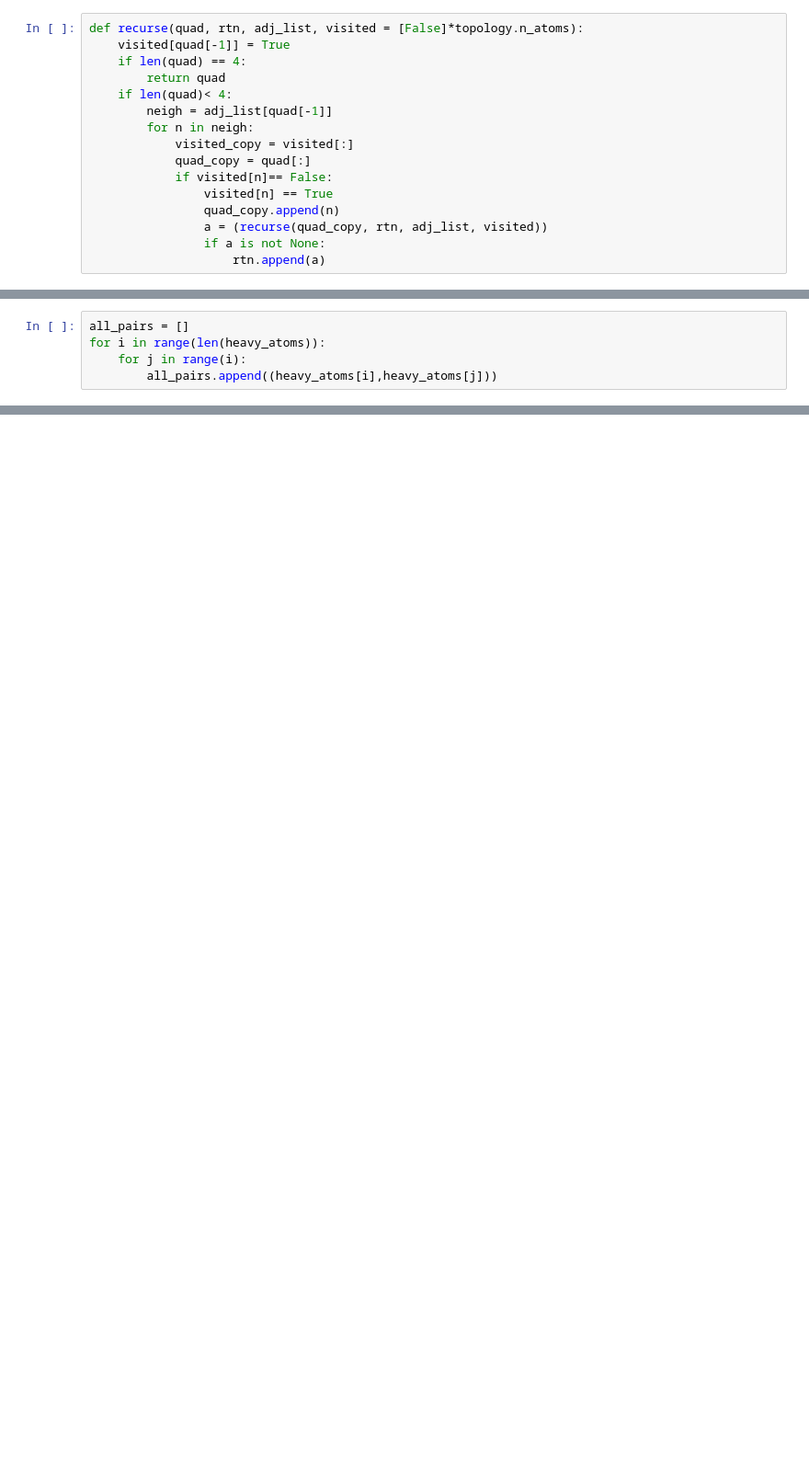
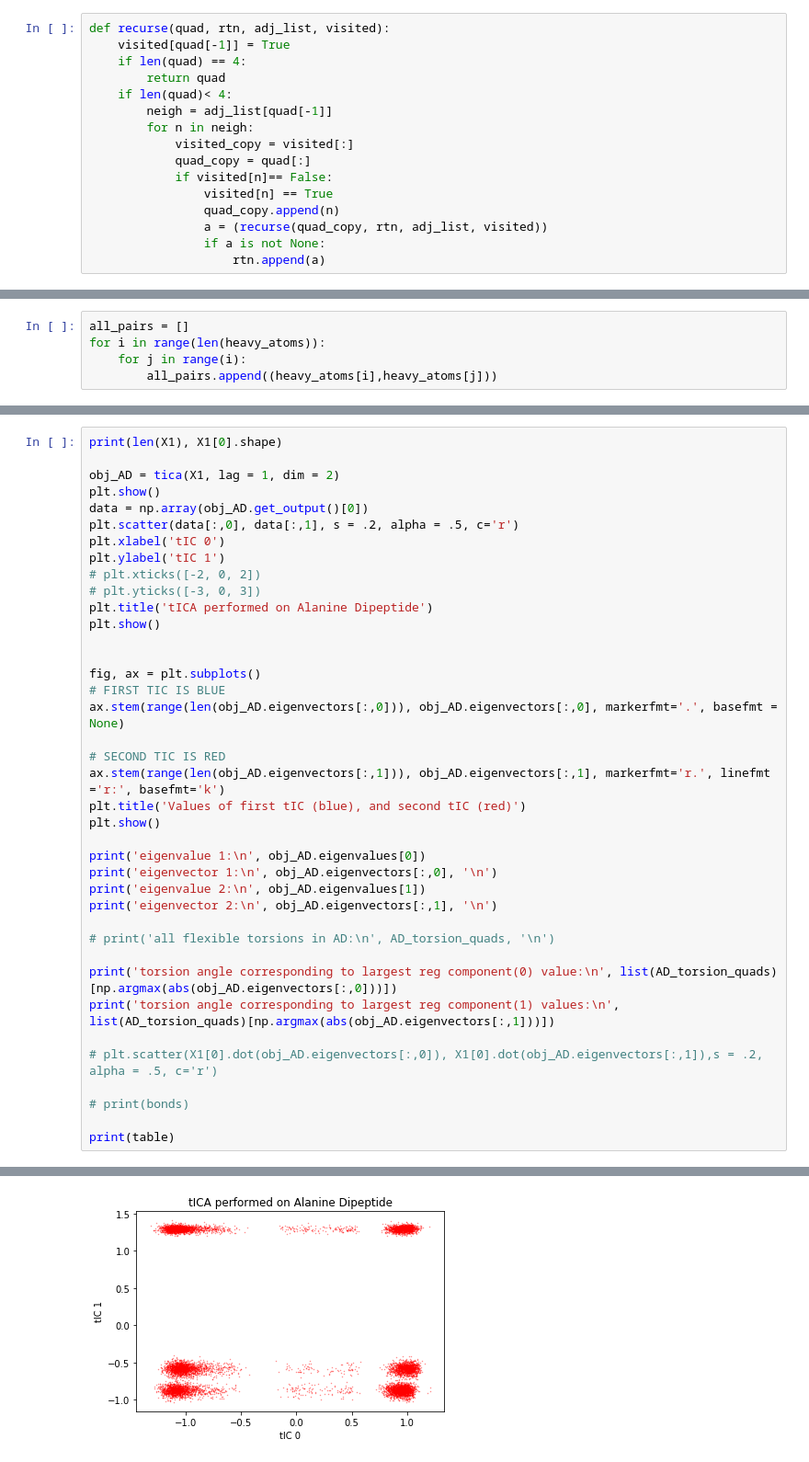
Before and after one commit to choderalab/observable-tica, a Jupyter notebook: noteboooks/franks-analysis-2.ipynb, the cells around one changed output, grey strips where cells are left out. Shown at 92% size. Drawn from its saved outputs; the diff is of its cells as text; blank space fills up the shorter version.

```diff
--- a/noteboooks/franks-analysis-2.ipynb
+++ b/noteboooks/franks-analysis-2.ipynb
@@ -44,5 +37,5 @@ alanine_dipeptide already is cached
 # %%
-def recurse(quad, rtn, adj_list, visited = [False]*topology.n_atoms):
+def recurse(quad, rtn, adj_list, visited):
     visited[quad[-1]] = True
     if len(quad) == 4:
         return quad
@@ -117,0 +155,40 @@ plot_all(obj_x[:,0], obj_x[:,1])
+# %%
+print(len(X1), X1[0].shape)
+
+obj_AD = tica(X1, lag = 1, dim = 2)
+plt.show()
+data = np.array(obj_AD.get_output()[0])
+plt.scatter(data[:,0], data[:,1], s = .2, alpha = .5, c='r')
+plt.xlabel('tIC 0')
+plt.ylabel('tIC 1')
+# plt.xticks([-2, 0, 2])
+# plt.yticks([-3, 0, 3])
+plt.title('tICA performed on Alanine Dipeptide')
+plt.show()
+
+
+fig, ax = plt.subplots()
+# FIRST TIC IS BLUE
+ax.stem(range(len(obj_AD.eigenvectors[:,0])), obj_AD.eigenvectors[:,0], markerfmt='.', basefmt = None)
+
+# SECOND TIC IS RED
+ax.stem(range(len(obj_AD.eigenvectors[:,1])), obj_AD.eigenvectors[:,1], markerfmt='r.', linefmt ='r:', basefmt='k')
+plt.title('Values of first tIC (blue), and second tIC (red)')
+plt.show()
+
+print('eigenvalue 1:\n', obj_AD.eigenvalues[0])
+print('eigenvector 1:\n', obj_AD.eigenvectors[:,0], '\n')
+print('eigenvalue 2:\n', obj_AD.eigenvalues[1])
+print('eigenvector 2:\n', obj_AD.eigenvectors[:,1], '\n')
+
+# print('all flexible torsions in AD:\n', AD_torsion_quads, '\n')
+
+print('torsion angle corresponding to largest reg component(0) value:\n', list(AD_torsion_quads)[np.argmax(abs(obj_AD.eigenvectors[:,0]))])
+print('torsion angle corresponding to largest reg component(1) values:\n', list(AD_torsion_quads)[np.argmax(abs(obj_AD.eigenvectors[:,1]))])
+
+# plt.scatter(X1[0].dot(obj_AD.eigenvectors[:,0]), X1[0].dot(obj_AD.eigenvectors[:,1]),s = .2, alpha = .5, c='r')
+
+# print(bonds)
+
+print(table)
+# %% [output]
@@ -117,0 +196 @@ plot_all(obj_x[:,0], obj_x[:,1])
+[figure, added]
```
Also changed, not shown: parts of 26 cells of this notebook, 2 other files.
